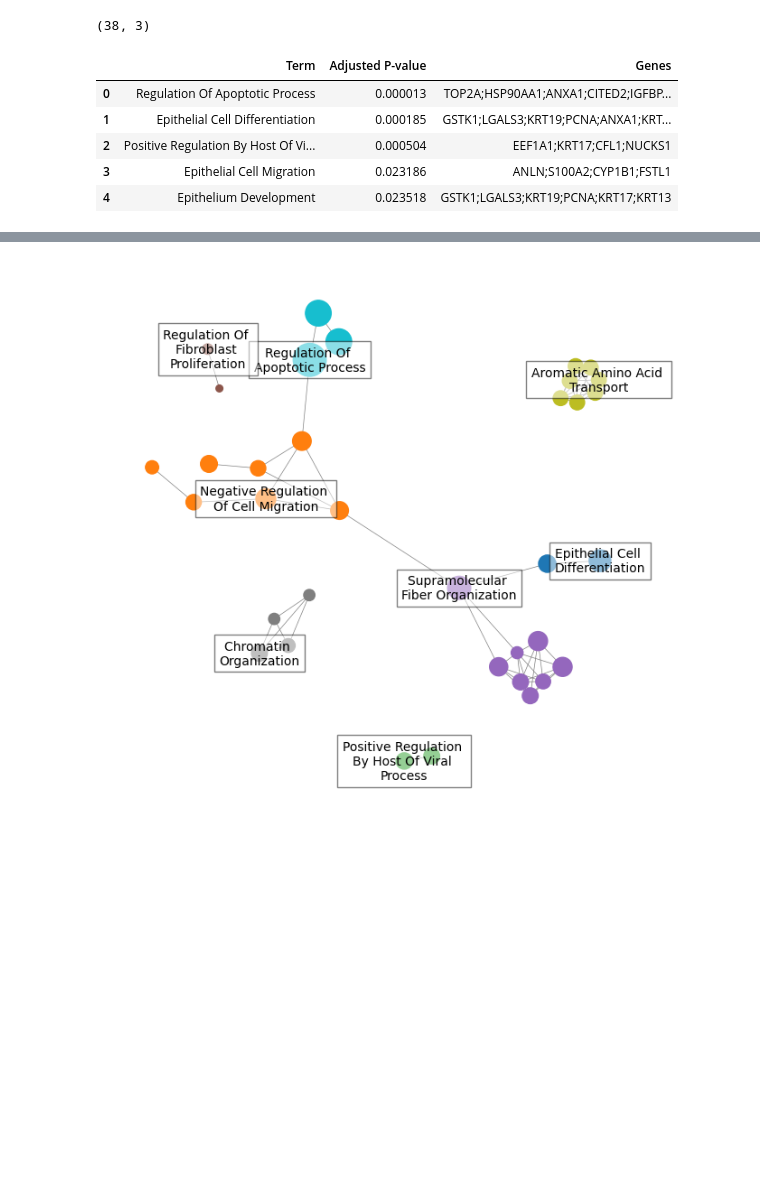
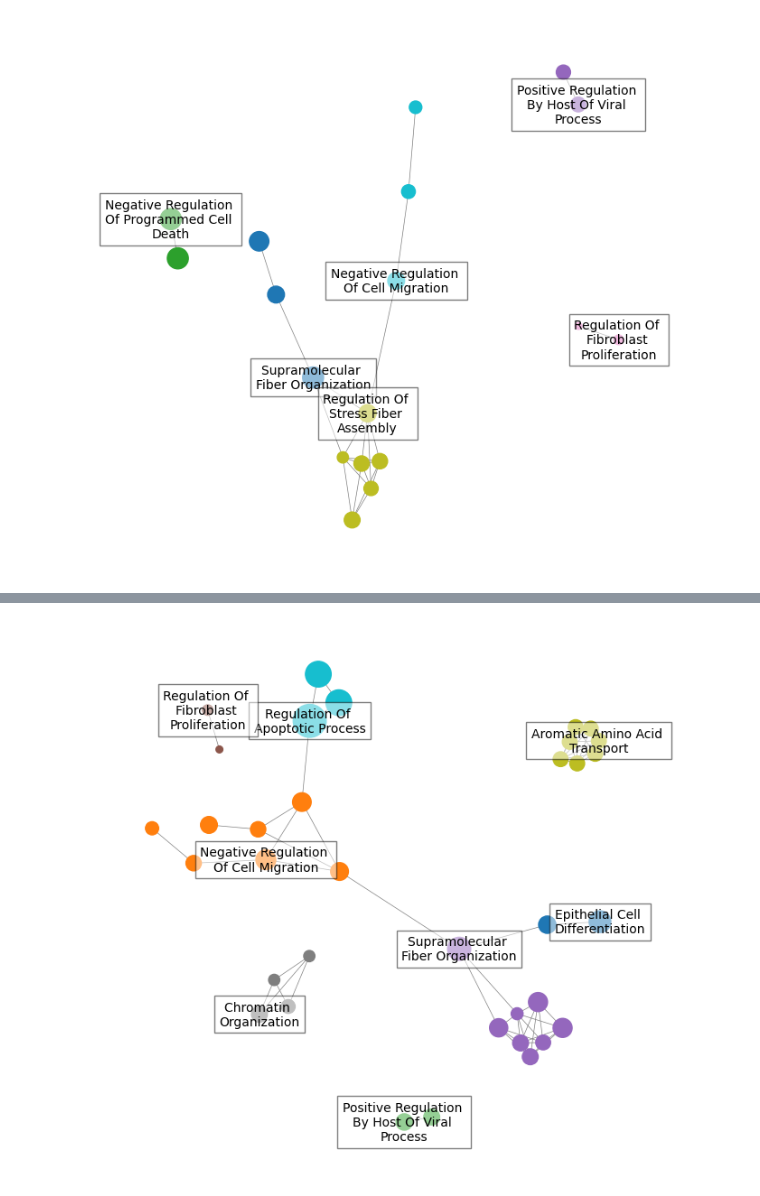
Before and after one commit to cailab-tamu/QUBO_Feature_Selection, a Jupyter notebook: qubo_fs_matlab/GSE134839_anticancer_drug_resistance_system/miscelaneous/pathways_clus_batch_2.ipynb, the cells around one changed output, grey strips where cells are left out. Saved outputs shown, nothing was run; the diff lists cells and outputs as text; code cells hidden in the pictures; blank space fills up the shorter version.

Commit message:
Unique pathways plot included for drug resistance

```diff
--- a/qubo_fs_matlab/GSE134839_anticancer_drug_resistance_system/miscelaneous/pathways_clus_batch_2.ipynb
+++ b/qubo_fs_matlab/GSE134839_anticancer_drug_resistance_system/miscelaneous/pathways_clus_batch_2.ipynb
@@ -119,22 +119,33 @@ def generate_pathway_graph(df1, output_name=None):
 
     # Show the plot
     plt.show()
+
+
+def remove_common_terms(df1, df2):
+    """ Removes common terms from df1 that are present in df2.
+        Returns:
+        pd.DataFrame: df1 with common terms removed.
+    """
+    common_terms = set(df1['Term']).intersection(set(df2['Term']))
+    df1_filtered = df1[~df1['Term'].isin(common_terms)].copy()
+    return df1_filtered
 # %%
 fname = "qubo_features.txt"
 gl1 = pd.read_csv(fname, sep='\t', header=None)[0].tolist()
 fname = "lasso_features.txt"
 gl2 = pd.read_csv(fname, sep='\t', header=None)[0].tolist()
+
+# Compute enrichr analysis
+df1 = enrichr_analysis(gl1)
+df2 = enrichr_analysis(gl2)
+# Clean and filter terms
+df1['Term'] = [i.split(' (')[0] for i in df1['Term']]
+df1 = df1[df1['Adjusted P-value'] < 0.05].copy()
+df2['Term'] = [i.split(' (')[0] for i in df2['Term']]
+df2 = df2[df2['Adjusted P-value'] < 0.05].copy()
+
+df1_filt = remove_common_terms(df1, df2)
-# %%
-df1 = enrichr_analysis(gl1)
-df1['Term'] = [i.split(' (')[0] for i in df1['Term']]
-df1 = df1[df1['Adjusted P-value'] < 0.05].copy()
-print(df1.shape)
-df1.head()
-# %% [output]
-(38, 3)
-|  | Term | Adjusted P-value | Genes |
-| 0 | Regulation Of Apoptotic Process | 0.000013 | TOP2A;HSP90AA1;ANXA1;CITED2;IGFBP... |
-| 1 | Epithelial Cell Differentiation | 0.000185 | GSTK1;LGALS3;KRT19;PCNA;ANXA1;KRT... |
-| 2 | Positive Regulation By Host Of Vi... | 0.000504 | EEF1A1;KRT17;CFL1;NUCKS1 |
-| 3 | Epithelial Cell Migration | 0.023186 | ANLN;S100A2;CYP1B1;FSTL1 |
-| 4 | Epithelium Development | 0.023518 | GSTK1;LGALS3;KRT19;PCNA;KRT17;KRT13 |
+# %%
+generate_pathway_graph(df1_filt,output_name='qubo_vs_lasso_unique_pathways_clust.png')
+# %% [output]
+[figure, added]
```
Also changed, not shown: parts of 3 cells of this notebook, 3 other files.
